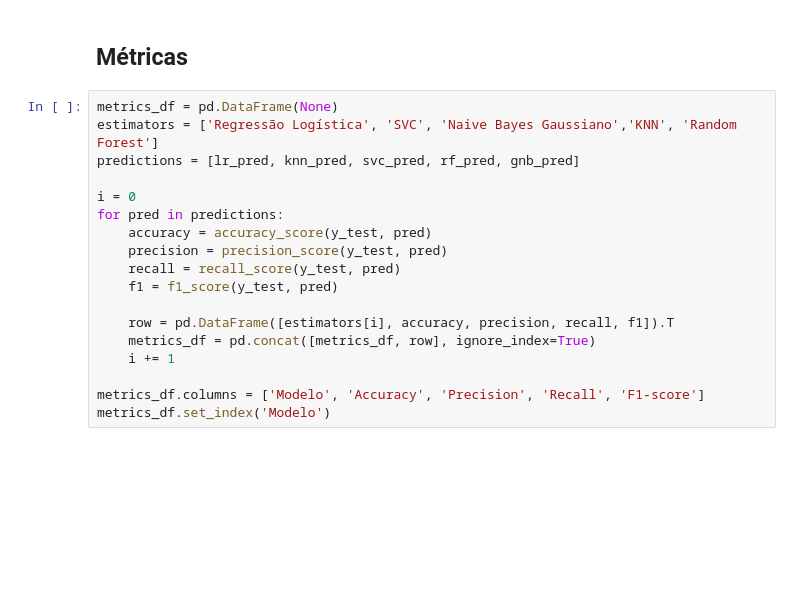
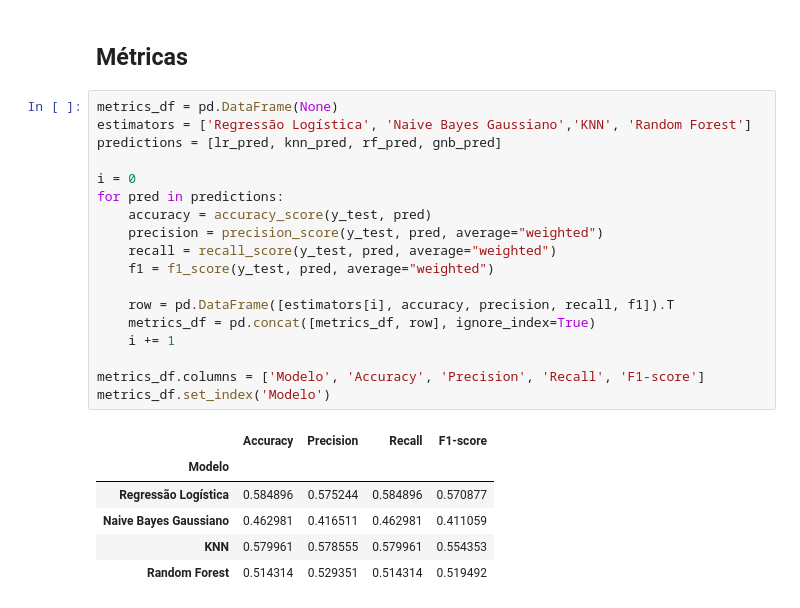
Before and after one commit to pedroernesto00/-CK0223---Mineracao-de-Dados---Trabalho-Final, a Jupyter notebook: Checkpoint #3.ipynb, the cells around one changed output. Saved outputs shown, nothing was run; the diff lists cells and outputs as text; blank space fills up the shorter version.

```diff
--- a/Checkpoint #3.ipynb
+++ b/Checkpoint #3.ipynb
@@ -240,19 +263,26 @@ skplt.metrics.plot_confusion_matrix(y_test, rf_pred)
 ## Métricas
 # %%
 metrics_df = pd.DataFrame(None)
-estimators = ['Regressão Logística', 'SVC', 'Naive Bayes Gaussiano','KNN', 'Random Forest']
-predictions = [lr_pred, knn_pred, svc_pred, rf_pred, gnb_pred]
+estimators = ['Regressão Logística', 'Naive Bayes Gaussiano','KNN', 'Random Forest']
+predictions = [lr_pred, knn_pred, rf_pred, gnb_pred]
 
 i = 0
 for pred in predictions:
     accuracy = accuracy_score(y_test, pred)
-    precision = precision_score(y_test, pred)
-    recall = recall_score(y_test, pred)
-    f1 = f1_score(y_test, pred)
+    precision = precision_score(y_test, pred, average="weighted")
+    recall = recall_score(y_test, pred, average="weighted")
+    f1 = f1_score(y_test, pred, average="weighted")
 
     row = pd.DataFrame([estimators[i], accuracy, precision, recall, f1]).T
     metrics_df = pd.concat([metrics_df, row], ignore_index=True)
     i += 1
 
 metrics_df.columns = ['Modelo', 'Accuracy', 'Precision', 'Recall', 'F1-score']
 metrics_df.set_index('Modelo')
+# %% [output]
+|  | Accuracy | Precision | Recall | F1-score |
+| Modelo |  |  |  |  |
+| Regressão Logística | 0.584896 | 0.575244 | 0.584896 | 0.570877 |
+| Naive Bayes Gaussiano | 0.462981 | 0.416511 | 0.462981 | 0.411059 |
+| KNN | 0.579961 | 0.578555 | 0.579961 | 0.554353 |
+| Random Forest | 0.514314 | 0.529351 | 0.514314 | 0.519492 |
```
Also changed, not shown: parts of 22 cells of this notebook.
